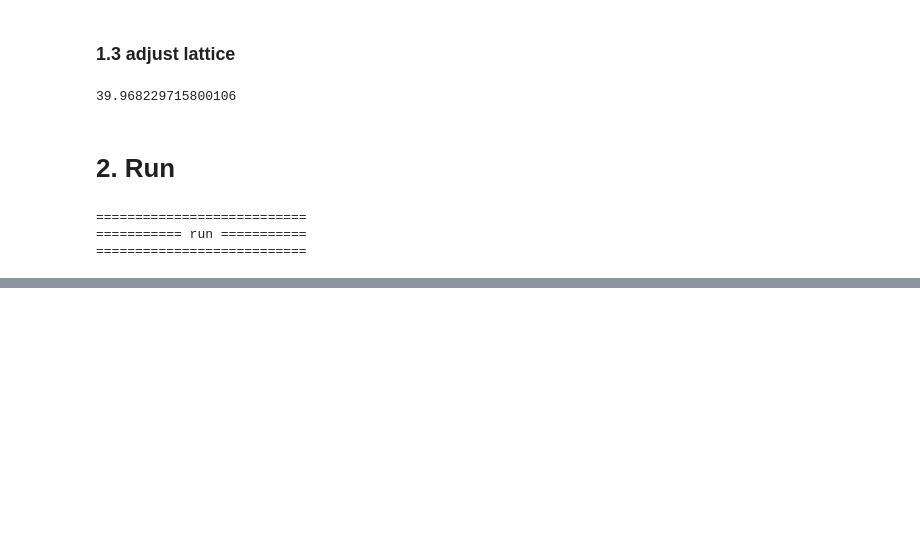
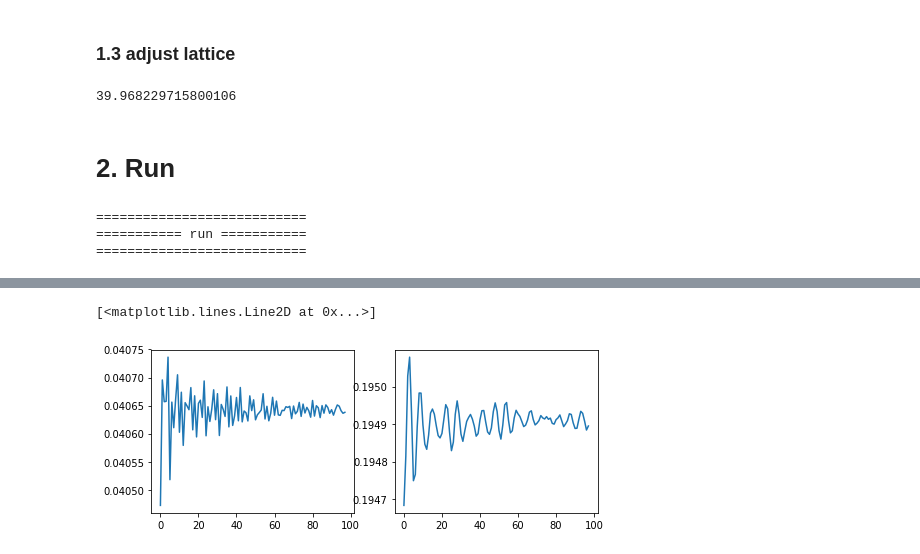
Before and after one commit to kilean20/SampleRuns, a Jupyter notebook: ChaosIndicator/RealLattice/checkParam/wSC/[check]Input_wSC.ipynb, the cells around one changed output, grey strips where cells are left out. Drawn from its saved outputs; the diff is of its cells as text; code cells hidden in the pictures; blank space fills up the shorter version.

```diff
--- a/ChaosIndicator/RealLattice/checkParam/wSC/[check]Input_wSC.ipynb
+++ b/ChaosIndicator/RealLattice/checkParam/wSC/[check]Input_wSC.ipynb
@@ -116,0 +129,10 @@ plt.plot(Inv[:,2])
+# %%
+Inv = np.loadtxt('fort.81')
+plt.figure(figsize=(8,3))
+plt.subplot(1,2,1)
+plt.plot(Inv[:,1])
+plt.subplot(1,2,2)
+plt.plot(Inv[:,2])
+# %% [output]
+[<matplotlib.lines.Line2D at 0x...>]
+[figure, added]
```
Also changed, not shown: parts of 7 cells of this notebook, 38 other files.
